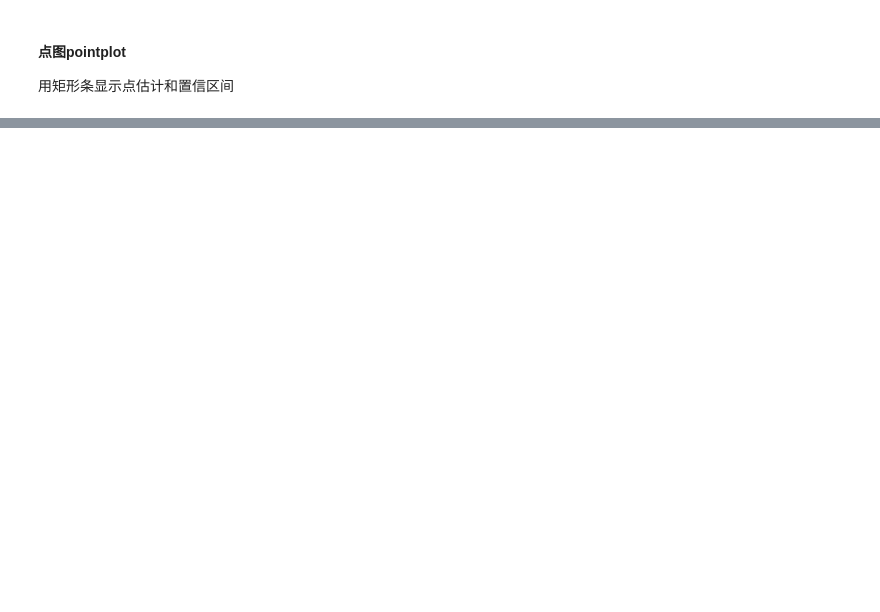
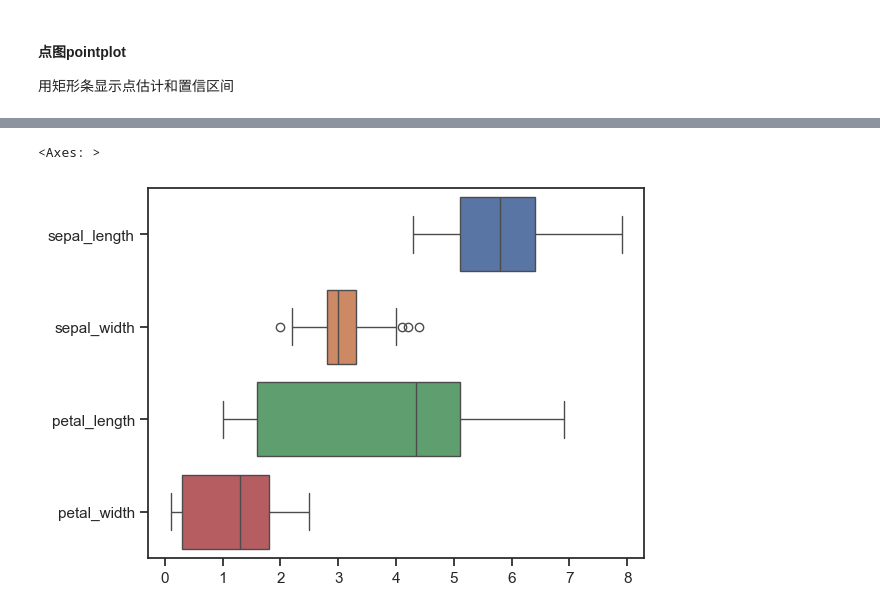
Before and after one commit to Czhongshao/python-sklearn, a Jupyter notebook: seaborn/seaborn_3.ipynb, the cells around one changed output, grey strips where cells are left out. Cells and saved outputs as stored; diff of their text form; code cells hidden in the pictures; blank space fills up the shorter version.

```diff
--- a/seaborn/seaborn_3.ipynb
+++ b/seaborn/seaborn_3.ipynb
@@ -246,0 +256,6 @@ tips = sns.load_dataset('tips',data_home='seaborn-data',cache=True)
+# %%
+# 绘制宽表数据箱型图
+sns.boxplot(data=iris, orient="h")
+# %% [output]
+<Axes: >
+[figure, added]
```
Also changed, not shown: parts of 41 cells of this notebook, 5 other files.
